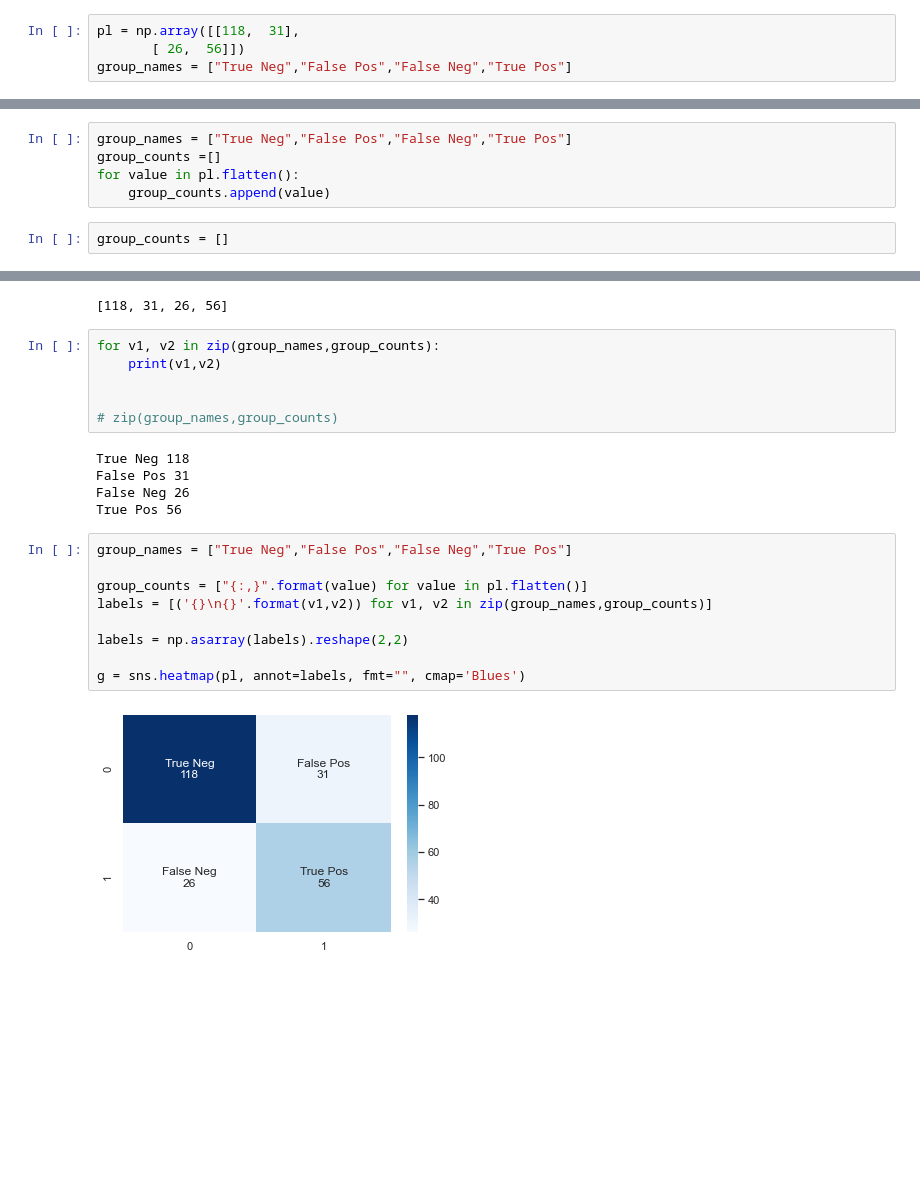
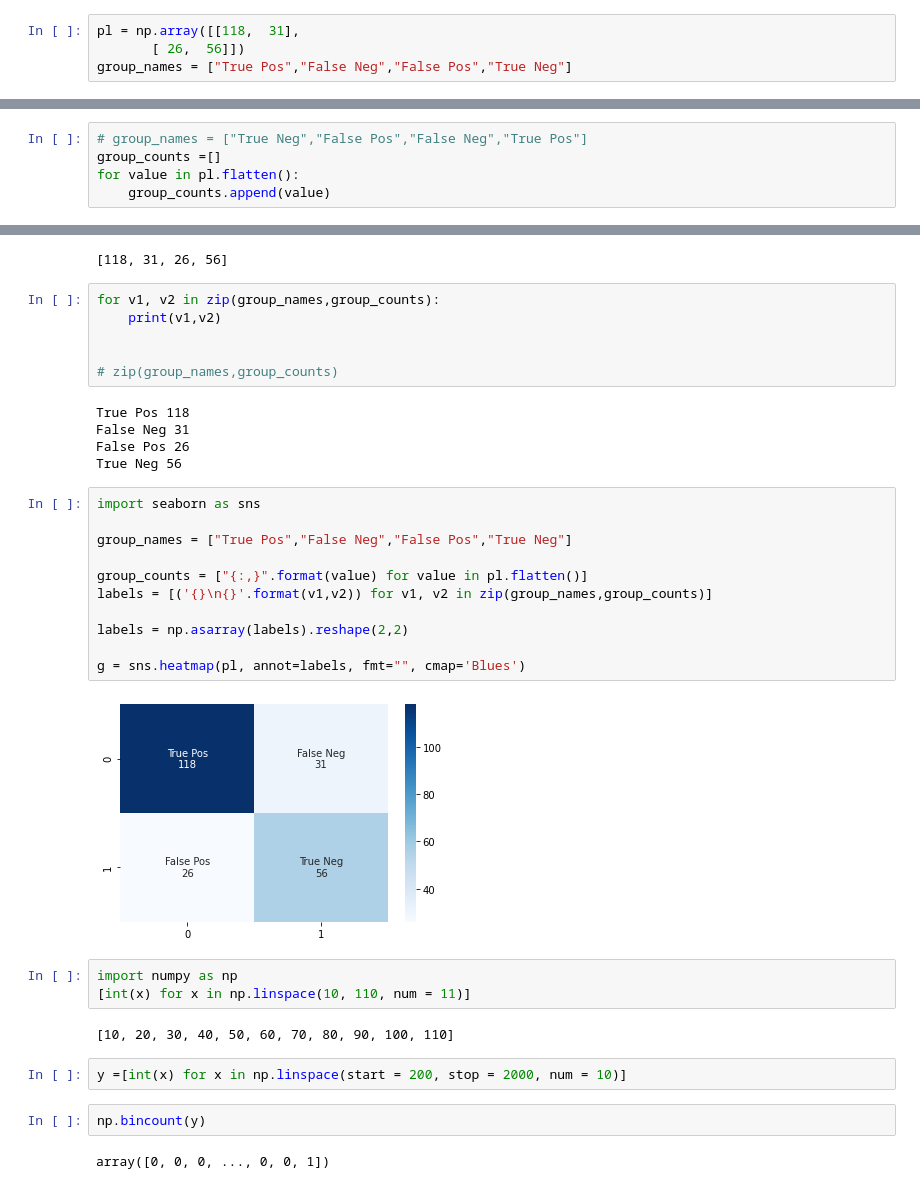
Before and after one commit to Erik1120/DataScienceCapstoneOne, a Jupyter notebook: Notebook/Test.ipynb, the cells around one changed output, grey strips where cells are left out. Cells and saved outputs as stored; diff of their text form; blank space fills up the shorter version.

```diff
--- a/Notebook/Test.ipynb
+++ b/Notebook/Test.ipynb
@@ -498,7 +498,7 @@ False
 # %%
 pl = np.array([[118,  31],
        [ 26,  56]])
-group_names = ["True Neg","False Pos","False Neg","True Pos"]
+group_names = ["True Pos","False Neg","False Pos","True Neg"]
 # %%
 group_counts = ["{:,}".format(value) for value in pl.flatten()]
 # %%
@@ -506,12 +506,10 @@ group_counts
 # %% [output]
 ['118', '31', '26', '56']
 # %%
-group_names = ["True Neg","False Pos","False Neg","True Pos"]
+# group_names = ["True Neg","False Pos","False Neg","True Pos"]
 group_counts =[]
 for value in pl.flatten():
     group_counts.append(value)
-# %%
-group_counts = []
 # %%
 group_counts
 # %% [output]
@@ -523,18 +521,31 @@ for v1, v2 in zip(group_names,group_counts):
 
 # zip(group_names,group_counts)
 # %% [output]
-True Neg 118
-False Pos 31
-False Neg 26
-True Pos 56
+True Pos 118
+False Neg 31
+False Pos 26
+True Neg 56
 # %%
-group_names = ["True Neg","False Pos","False Neg","True Pos"]
+import seaborn as sns
+
+group_names = ["True Pos","False Neg","False Pos","True Neg"]
 
 group_counts = ["{:,}".format(value) for value in pl.flatten()]
 labels = [('{}\n{}'.format(v1,v2)) for v1, v2 in zip(group_names,group_counts)]
 
 labels = np.asarray(labels).reshape(2,2)
 
 g = sns.heatmap(pl, annot=labels, fmt="", cmap='Blues')
 # %% [output]
-[figure, old version]
+[figure, new version]
+# %%
+import numpy as np
+[int(x) for x in np.linspace(10, 110, num = 11)]
+# %% [output]
+[10, 20, 30, 40, 50, 60, 70, 80, 90, 100, 110]
+# %%
+y =[int(x) for x in np.linspace(start = 200, stop = 2000, num = 10)]
+# %%
+np.bincount(y)
+# %% [output]
+array([0, 0, 0, ..., 0, 0, 1])
```
Also changed, not shown: parts of 8 cells of this notebook, 2 other files.
